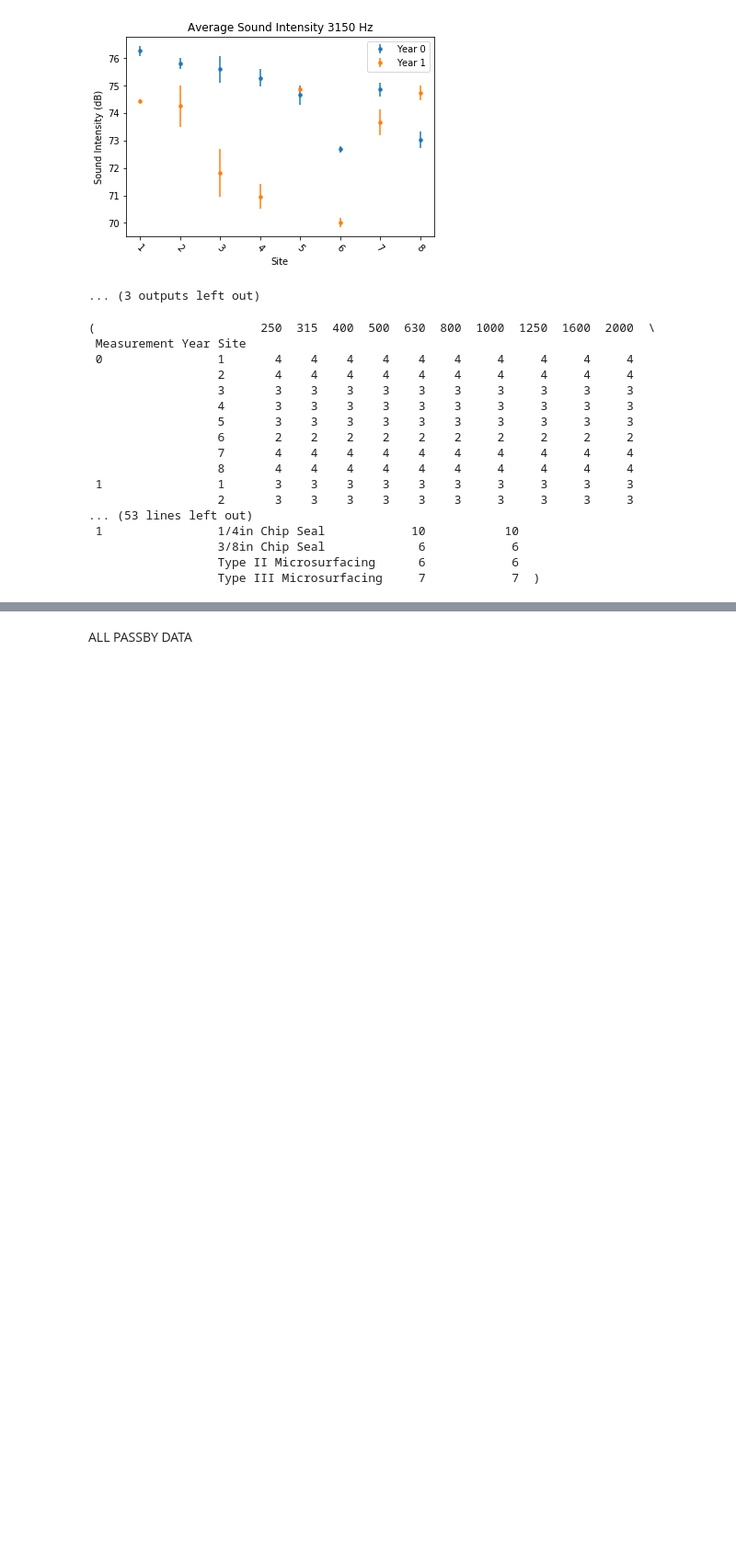
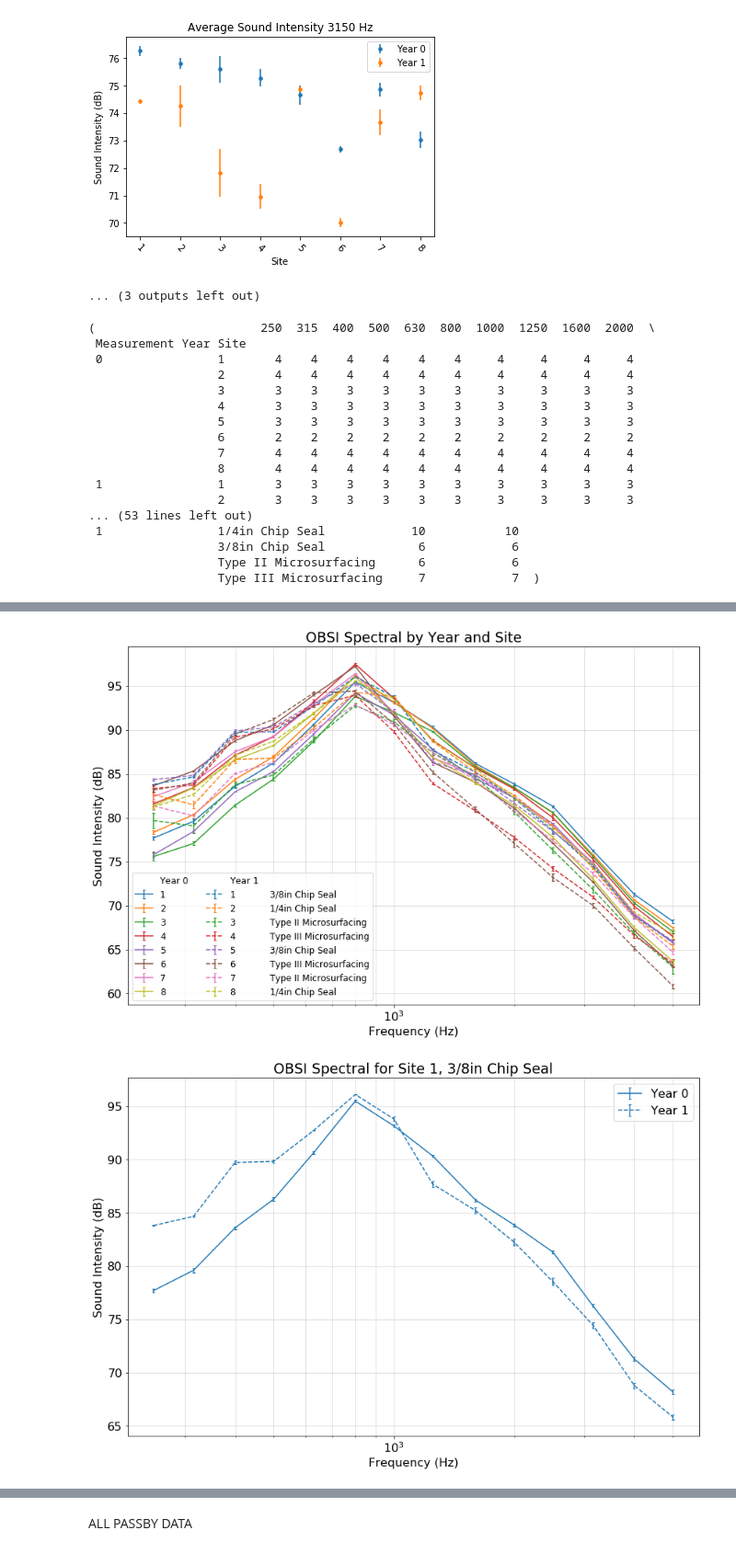
Before and after one commit to VolpeUSDOT/NPS_Quiet_Pavement, a Jupyter notebook: dataprep/Initial EDA Exploratory.ipynb, the cells around one changed output, grey strips where cells are left out. Shown at 92% size. Saved outputs shown, nothing was run; the diff lists cells and outputs as text; code cells hidden in the pictures; blank space fills up the shorter version.

Commit message:
Created spectral data plots for OBSI and passby data

```diff
--- a/dataprep/Initial EDA Exploratory.ipynb
+++ b/dataprep/Initial EDA Exploratory.ipynb
@@ -164,0 +164,62 @@ Pavement Type  3/8in Chip Seal
+# %%
+#Transform data to look at all frequences for each site
+#Group data by site, year, and pavement type
+OBSIfreq = OBSI_grouped.T
+
+# OBSIfreq_mean_type = OBSIfreq[:14].groupby(level = [1],axis = 1).mean()
+OBSIfreq_mean_site = OBSIfreq[:14].groupby(level = [2],axis = 1).mean()
+OBSIfreq_mean_yr_type = OBSIfreq[:14].groupby(level = [0,1],axis = 1).mean()
+OBSIfreq_mean_yr_site = OBSIfreq[:14].groupby(level = [0,2],axis = 1).mean()
+
+# OBSIfreq_sem_type = OBSIfreq[:14].groupby(level = [1],axis = 1).sem()
+OBSIfreq_sem_site = OBSIfreq[:14].groupby(level = [2],axis = 1).sem()
+OBSIfreq_sem_yr_type = OBSIfreq[:14].groupby(level = [0,1],axis = 1).sem()
+OBSIfreq_sem_yr_site = OBSIfreq[:14].groupby(level = [0,2],axis = 1).sem()
+# %%
+plt.figure(figsize = (14,9))
+plt.rcParams.update({"font.size":16})
+plt.rc("axes", prop_cycle=(cycler('color',['#1f77b4','#ff7f0e','#2ca02c','#d62728',
+                                          '#9467bd','#8c564b','#e377c2', '#bcbd22'])))
+
+for yr in [0,1]:
+    for site in range(1,9):
+        if yr == 0:
+            plt.errorbar(OBSIfreq_mean_yr_site.index, OBSIfreq_mean_yr_site[yr][site],OBSIfreq_sem_yr_site[yr][site],
+                    capsize = 2, linestyle = "-")
+        else:
+            plt.errorbar(OBSIfreq_mean_yr_site.index, OBSIfreq_mean_yr_site[yr][site],OBSIfreq_sem_yr_site[yr][site],
+                    capsize = 2, linestyle = "--", label = str(site) + "             "+pavement_type[site])
+
+h, l = plt.gca().get_legend_handles_labels()
+ph = [plt.plot([], marker = "", ls = "")[0]]
+handles = ph + h[0:int(len(h)/2)]+ ph+ h[int(len(h)/2):]
+labels = ["Year 0"]+l[0:int(len(h)/2)]+["Year 1"]+l[int(len(h)/2):]
+
+plt.grid(which = "both", alpha = 0.5)
+plt.legend(handles, labels,  prop={'size': 12}, ncol = 2)
+plt.grid(which = "both", alpha = 0.5)
+plt.title("OBSI Spectral by Year and Site")
+plt.xscale("log")
+plt.ylabel("Sound Intensity (dB)")
+plt.xlabel("Frequency (Hz)")
+
+colors = ['#1f77b4','#ff7f0e','#2ca02c','#d62728','#9467bd','#8c564b','#e377c2', '#bcbd22']
+for site, col in zip(range(1,9), colors):
+    plt.figure(figsize = (14,9))
+    for yr in [0,1]:
+        if yr == 0:
+            plt.errorbar(OBSIfreq_mean_yr_site.index, OBSIfreq_mean_yr_site[yr][site],OBSIfreq_sem_yr_site[yr][site],
+                    capsize = 2, linestyle = "-", label = "Year 0", color = col)
+        else:
+            plt.errorbar(OBSIfreq_mean_yr_site.index, OBSIfreq_mean_yr_site[yr][site],OBSIfreq_sem_yr_site[yr][site],
+                    capsize = 2, linestyle = "--", label = "Year 1", color = col)
+
+    plt.legend()
+    plt.grid(which = "both", alpha = 0.5)
+    plt.title("OBSI Spectral for Site " + str(site) + ", " +pavement_type[site])
+    plt.xscale("log")
+    plt.ylabel("Sound Intensity (dB)")
+    plt.xlabel("Frequency (Hz)")
+# %% [output]
+[figure, added]
+[figure, added]
```
Also changed, not shown: parts of 11 cells of this notebook.
